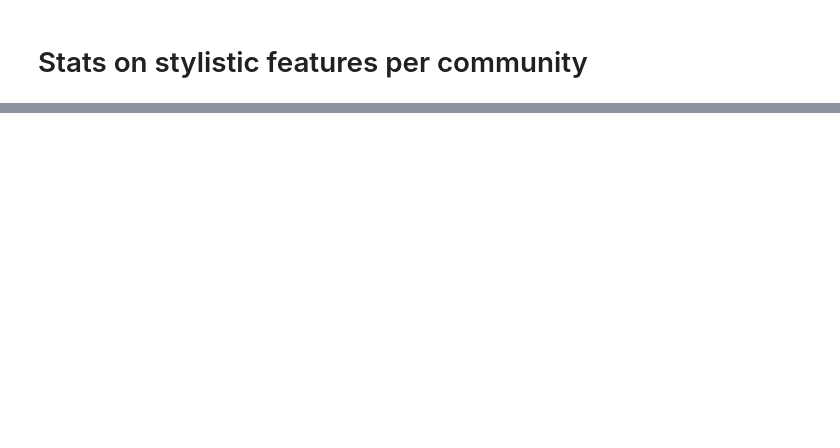
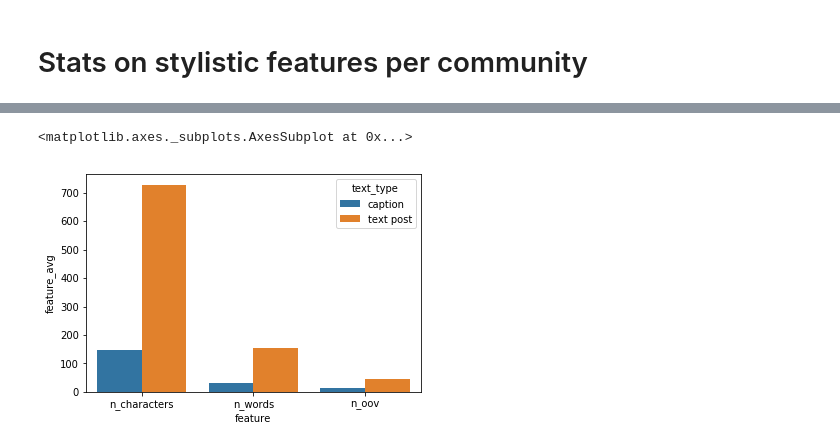
Before and after one commit to michaelmilleryoder/tumblr-scripts, a Jupyter notebook: jupyter/style_features_stats.ipynb, the cells around one changed output, grey strips where cells are left out. Saved outputs shown, nothing was run; the diff lists cells and outputs as text; code cells hidden in the pictures; blank space fills up the shorter version.

```diff
--- a/jupyter/style_features_stats.ipynb
+++ b/jupyter/style_features_stats.ipynb
@@ -160,0 +236,5 @@ Text(0.5, 1.0, 'Top 10 specific features')
+# %%
+feature_avgs_df = pd.DataFrame(feature_avgs).T
+feature_avgs_df['diff'] = np.abs(feature_avgs_df['caption'] - feature_avgs_df['text post'])
+feature_avgs_df.sort_values('diff', ascending=False, inplace=True)
+feature_avgs_df
@@ -160,0 +259,3 @@ Text(0.5, 1.0, 'Top 10 specific features')
+# %%
+feature_avgs_df['feature'] = feature_avgs_df.index
+feature_avgs_df
@@ -160,0 +280,3 @@ Text(0.5, 1.0, 'Top 10 specific features')
+# %%
+plot_data = feature_avgs_df.iloc[:3].drop(columns=['diff'])
+plot_data
@@ -160,0 +288,3 @@ Text(0.5, 1.0, 'Top 10 specific features')
+# %%
+plot_data = plot_data.melt(id_vars=['feature'], var_name=['text_type'], value_name='feature_avg')
+plot_data
@@ -160,0 +299,7 @@ Text(0.5, 1.0, 'Top 10 specific features')
+# %%
+import seaborn as sns
+
+sns.barplot(x='feature', y='feature_avg', hue='text_type', data=plot_data)
+# %% [output]
+<matplotlib.axes._subplots.AxesSubplot at 0x...>
+[figure, added]
```
Also changed, not shown: parts of 21 cells of this notebook.
